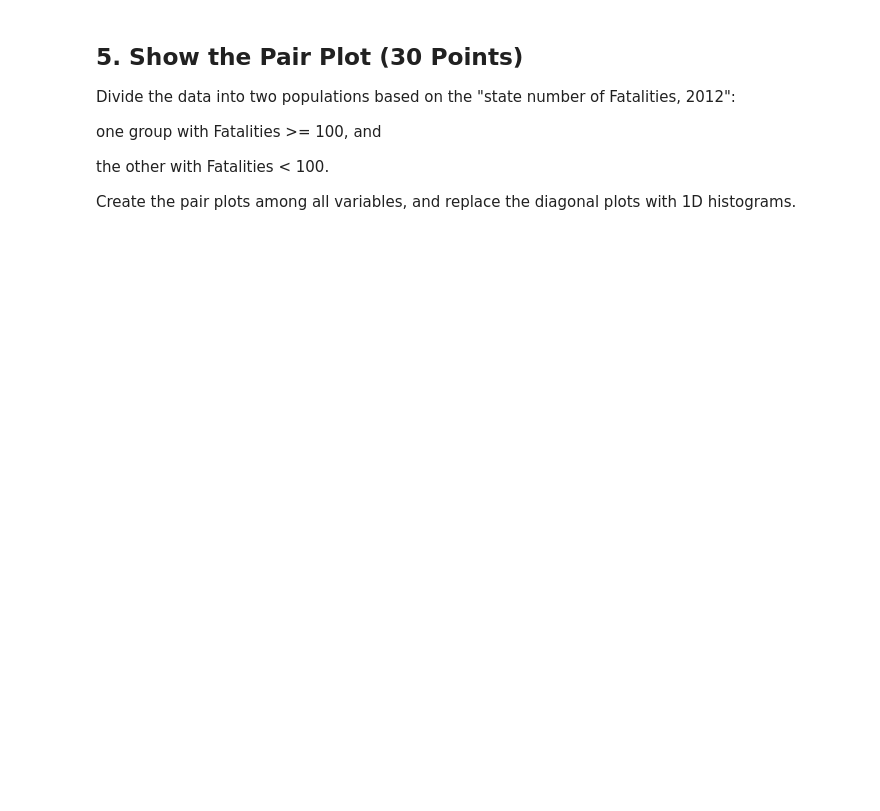
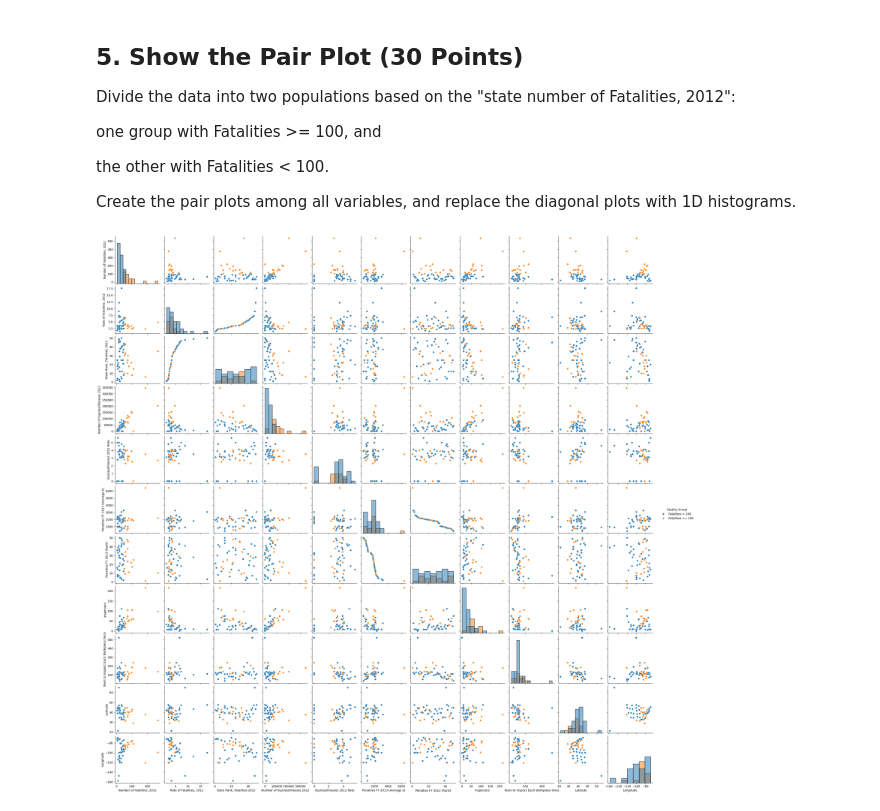
Before and after one commit to radtothebone/data-science-3402, a Jupyter notebook: Lab 6/herrera_christian_lab6.ipynb, the cells around one changed output. Drawn from its saved outputs; the diff is of its cells as text; code cells hidden in the pictures; blank space fills up the shorter version.

```diff
--- a/Lab 6/herrera_christian_lab6.ipynb
+++ b/Lab 6/herrera_christian_lab6.ipynb
@@ -131,3 +135,22 @@ one group with Fatalities >= 100, and
 the other with Fatalities < 100.
 
 Create the pair plots among all variables, and replace the diagonal plots with 1D histograms.
+# %%
+import seaborn as sns
+
+# Label each state based on its number of fatalities
+def fatality_group(fatalities):
+    if fatalities >= 100:
+        return 'Fatalities >= 100'
+    else:
+        return 'Fatalities < 100'
+
+# Split the states into two groups based on the number of fatalities
+df['Fatality Group'] = df['Number of Fatalities, 2012'].apply(fatality_group)
+
+# Pair plot of all variables, colored by group.
+# diag_kind='hist' replaces the diagonal plots with 1D histograms.
+sns.pairplot(df, hue='Fatality Group', diag_kind='hist')
+plt.show()
+# %% [output]
+[figure, added]
```
Also changed, not shown: parts of 3 cells of this notebook.
